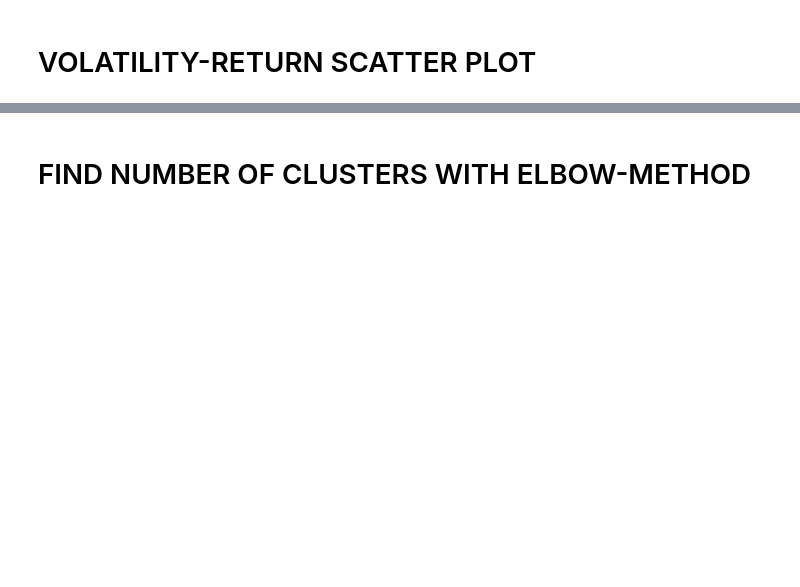
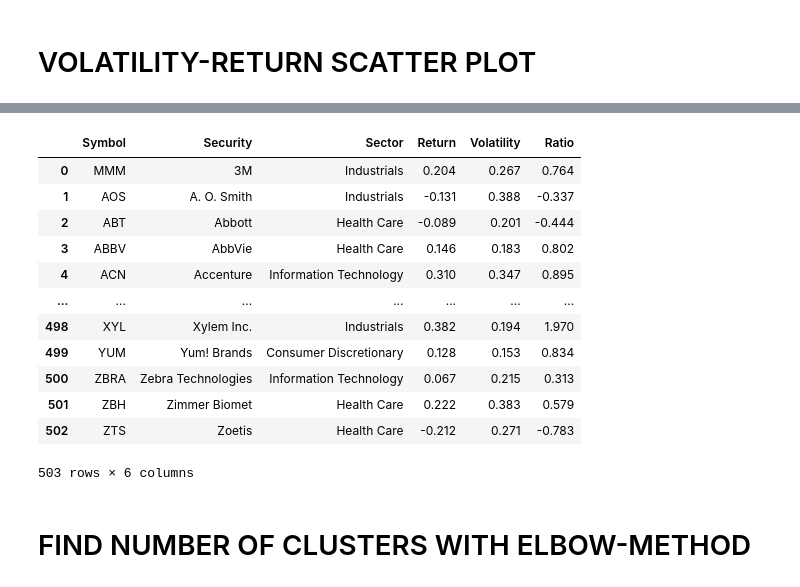
Before and after one commit to Zozz98/Finance-Economics, a Jupyter notebook: sandbox.ipynb, the cells around one changed output, grey strips where cells are left out. Cells and saved outputs as stored; diff of their text form; code cells hidden in the pictures; blank space fills up the shorter version.

```diff
--- a/sandbox.ipynb
+++ b/sandbox.ipynb
@@ -69,6 +88,22 @@ px.scatter(stock_data,
            ).update_layout(title_x=0.5)
 # %% [output]
 [interactive output not drawn]
+# %%
+stock_data
+# %% [output]
+|  | Symbol | Security | Sector | Return | Volatility | Ratio |
+| 0 | MMM | 3M | Industrials | 0.204 | 0.267 | 0.764 |
+| 1 | AOS | A. O. Smith | Industrials | -0.131 | 0.388 | -0.337 |
+| 2 | ABT | Abbott | Health Care | -0.089 | 0.201 | -0.444 |
+| 3 | ABBV | AbbVie | Health Care | 0.146 | 0.183 | 0.802 |
+| 4 | ACN | Accenture | Information Technology | 0.310 | 0.347 | 0.895 |
+| ... | ... | ... | ... | ... | ... | ... |
+| 498 | XYL | Xylem Inc. | Industrials | 0.382 | 0.194 | 1.970 |
+| 499 | YUM | Yum! Brands | Consumer Discretionary | 0.128 | 0.153 | 0.834 |
+| 500 | ZBRA | Zebra Technologies | Information Technology | 0.067 | 0.215 | 0.313 |
+| 501 | ZBH | Zimmer Biomet | Health Care | 0.222 | 0.383 | 0.579 |
+| 502 | ZTS | Zoetis | Health Care | -0.212 | 0.271 | -0.783 |
+503 rows × 6 columns
 # %% [markdown]
 # FIND NUMBER OF CLUSTERS WITH ELBOW-METHOD
 # %%
```
Also changed, not shown: parts of 22 cells of this notebook.
